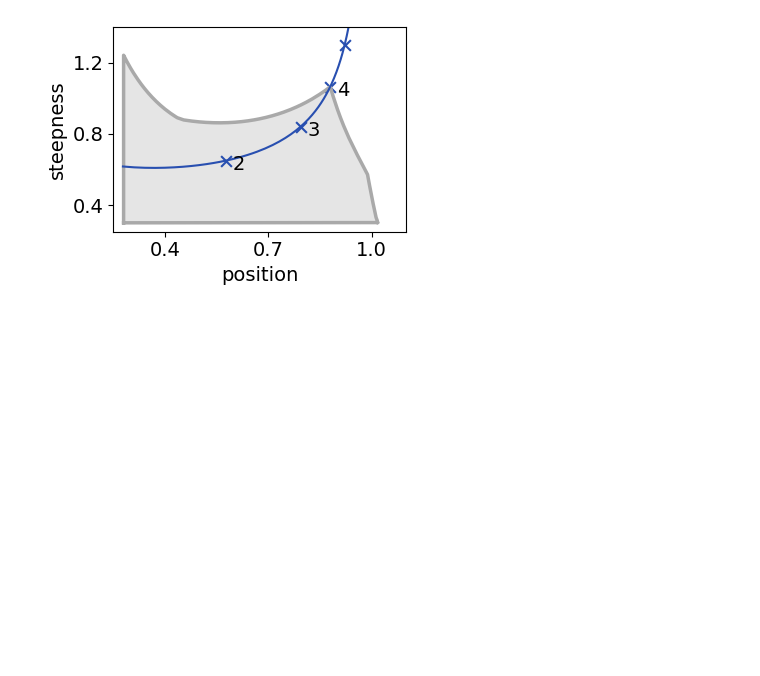
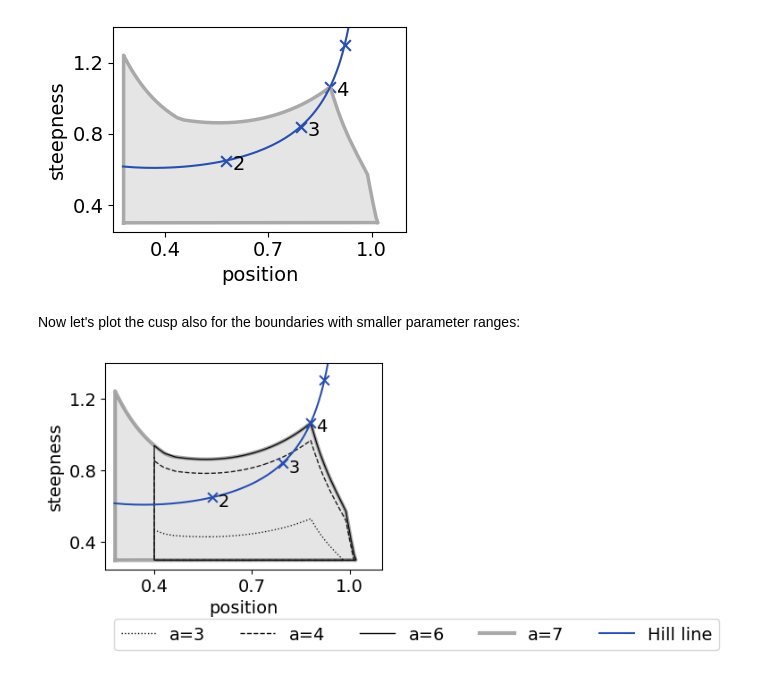
Before and after one commit to rosamc/universal-boundaries-Hopfield-barrier, a Jupyter notebook: main_notebooks/Fig1.ipynb, the cells around one changed output. Cells and saved outputs as stored; diff of their text form; code cells hidden in the pictures; blank space fills up the shorter version.

```diff
--- a/main_notebooks/Fig1.ipynb
+++ b/main_notebooks/Fig1.ipynb
@@ -8,7 +8,7 @@ sys.path.append(path_to_utilsGRF_)
 
 from matplotlib.gridspec import GridSpec
 import BoundaryFinder as BF
-def plot_hillline(ax,nmin=1,nmax=1,colorl="gray",colordict=None,textonly=[],label=True):
+def plot_hillline(ax,nmin=1,nmax=1,colorl="gray",colordict=None,textonly=[],label=True,linewidth=None,s=60,scatterwidth=None):
     nrange=np.arange(1.4,nmax+0.2,0.05)
     hillline=np.vstack([BF.position_steepness_hill(n) for n in nrange])
     #fig,ax=plt.subplots(1,1,figsize=(5,5))
@@ -16,7 +16,7 @@ def plot_hillline(ax,nmin=1,nmax=1,colorl="gray",colordict=None,textonly=[],labe
         label="Hill line"
     else:
         label=None
-    ax.plot(hillline[:,0],hillline[:,1],color=colorl,linestyle='-',label=label)
+    ax.plot(hillline[:,0],hillline[:,1],color=colorl,linestyle='-',label=label,linewidth=linewidth)
 
     for n in range(nmin,nmax):
         ph,sh=BF.position_steepness_hill(n)
@@ -24,7 +24,7 @@ def plot_hillline(ax,nmin=1,nmax=1,colorl="gray",colordict=None,textonly=[],labe
             color=colorl
         else:
             color=colordict[n]
-        ax.scatter(ph,sh,color=colorl,marker="x",s=60)
+        ax.scatter(ph,sh,color=colorl,marker="x",s=s,linewidths=scatterwidth)
         if n in textonly:
             ax.text(ph+0.02,sh-0.05,'%d'%n,color=color)
 
@@ -69,3 +69,39 @@ plt.savefig("../figs/Fig1B_extendedul.pdf",bbox_inches="tight")
 plt.show()
 # %% [output]
 [figure]
+# %% [markdown]
+Now let's plot the cusp also for the boundaries with smaller parameter ranges:
+# %%
+ashape3=np.load(os.path.join(foldernew,"ashape_N4Pb1000_3_2024_1_12.npy"))
+ashape4=np.load(os.path.join(foldernew,"ashape_N4Pb1000_4_2024_1_12.npy"))
+ashape6=np.load(os.path.join(foldernew,"ashape_N4Pb1000_6_2022_3_14.npy"))
+# %%
+plims=[3,4,6,7]
+colors=["k","k","k", "darkgray"]
+linestyles=[":", "--", "-", "-"]
+zorders=[1,1,1,-1]
+linewidths=[1, 1, 1, 3]
+fig,ax=plt.subplots(1,1,figsize=(4,3))
+
+for a,ashape_ in enumerate([ashape3, ashape4, ashape6, ashape]):
+    ax.plot(ashape_[0],ashape_[1],zorder=zorders[a],color=colors[a],linestyle=linestyles[a],linewidth=linewidths[a],label="a=%d"%plims[a])
+#ashape=alphashape.alphashape(list(zip(ashape[0],ashape[1])),alpha=3.55)
+ax.fill(ashape[0],ashape[1],"gray",alpha=0.2)
+nmax=6
+colorhill="#284fb0"
+ax=plot_hillline(ax,nmin=2,nmax=8,textonly=[2,3,4],colorl=colorhill,colordict={2:"k",3:"k",4:"k",5:"k",6:"k",7:"k"})
+ax.set_xlim(0.25,1.1)
+ax.set_xlabel("position")
+ax.set_ylabel("steepness")
+ax.set_xticks([0.4,0.7,1.0])
+ax.set_yticks([0.4,0.8,1.2])
+#ax.text(0.45,1.25,"hypercube "+r"$\mathcal{C}_{4+1}$",useTex=True,fontsize=18)
+ax.set_ylim(0.25,1.4)
+
+ax.legend(loc="upper left", bbox_to_anchor=(0,-0.2), bbox_transform=ax.transAxes,ncol=5)
+#plt.tight_layout()
+#plt.savefig("../figs/Fig1B_allb.pdf",bbox_inches="tight")
+
+plt.show()
+# %% [output]
+[figure, added]
```
Also changed, not shown: parts of 3 cells of this notebook, 20 other files.
